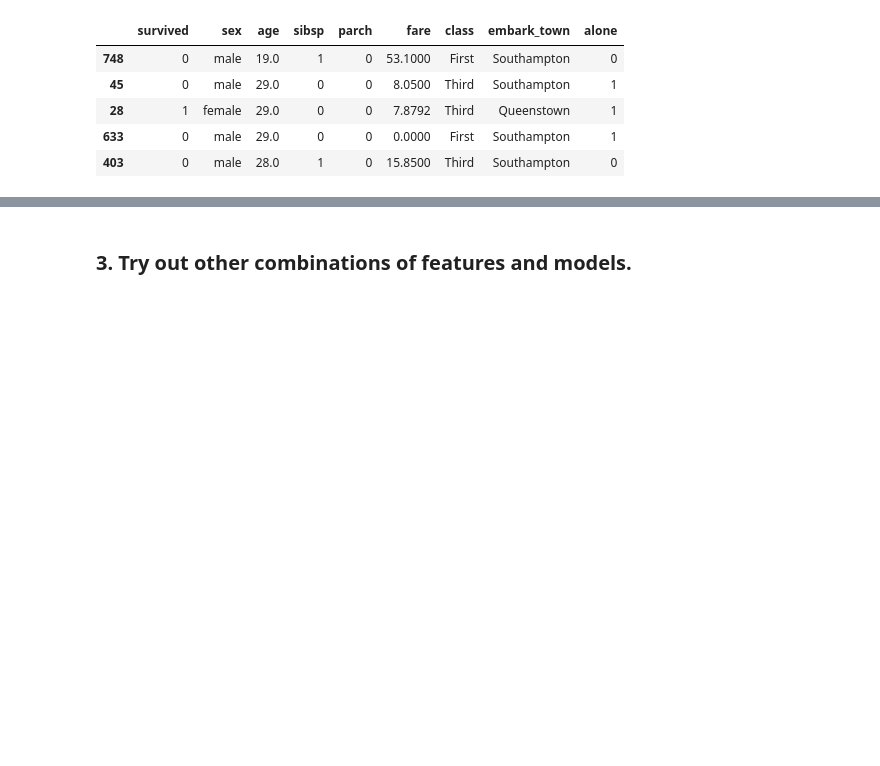
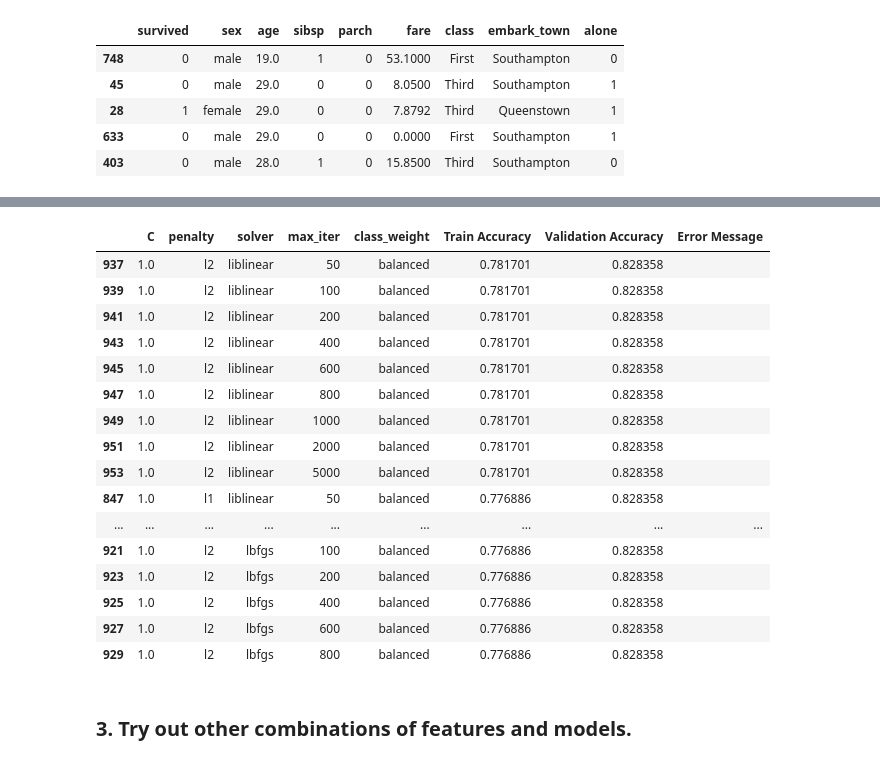
Before and after one commit to Jonathan-Garcia1/classification-exercises, a Jupyter notebook: logistic_regression.ipynb, the cells around one changed output, grey strips where cells are left out. Cells and saved outputs as stored; diff of their text form; code cells hidden in the pictures; blank space fills up the shorter version.

```diff
--- a/logistic_regression.ipynb
+++ b/logistic_regression.ipynb
@@ -68,0 +171,8 @@ logreg.score(X_train, y_train), logreg.score(X_val, y_val)
+# %%
+seed = 42
+
+logreg = LogisticRegression(random_state = seed, max_iter = 100, multi_class= 'multinomial')
+
+logreg.fit(X_train, y_train)
+
+logreg.score(X_train, y_train), logreg.score(X_val, y_val)
@@ -68,0 +724,34 @@ logreg.score(X_train, y_train), logreg.score(X_val, y_val)
+# %%
+# Loop to test each configuration
+for config in all_configs:
+    C, penalty, solver, max_iter, class_weight = config
+
+    try:
+        logreg = LogisticRegression(
+            C=C,
+            penalty=penalty,
+            solver=solver,
+            max_iter=max_iter,
+            class_weight=class_weight,
+            random_state=42
+        )
+
+        logreg.fit(X_train, y_train)
+
+        train_score = logreg.score(X_train, y_train)
+        val_score = logreg.score(X_val, y_val)
+
+        if val_score > best_val_accuracy:
+            best_val_accuracy = val_score
+            best_config = config
+
+        print(f"Configuration: C={C}, penalty={penalty}, solver={solver}, max_iter={max_iter}, class_weight={class_weight}")
+        print(f"Train Accuracy: {train_score:.4f}")
+        print(f"Validation Accuracy: {val_score:.4f}\n")
+    except ValueError as e:
+        print(f"Error for Configuration: C={C}, penalty={penalty}, solver={solver}, max_iter={max_iter}, class_weight={class_weight}")
+        print(f"Error Message: {e}\n")
+
+print("Best Configuration:")
+print(f"C={best_config[0]}, penalty={best_config[1]}, solver={best_config[2]}, max_iter={best_config[3]}, class_weight={best_config[4]}")
+print(f"Best Validation Accuracy: {best_val_accuracy:.4f}")
@@ -68,0 +1134,21 @@ logreg.score(X_train, y_train), logreg.score(X_val, y_val)
+# %%
+# Print the DataFrame
+results_df.sort_values(by=['Validation Accuracy', 'Train Accuracy', 'penalty'], ascending=[False, False, True]).head(60)
+# %% [output]
+|  | C | penalty | solver | max_iter | class_weight | Train Accuracy | Validation Accuracy | Error Message |
+| 937 | 1.0 | l2 | liblinear | 50 | balanced | 0.781701 | 0.828358 |  |
+| 939 | 1.0 | l2 | liblinear | 100 | balanced | 0.781701 | 0.828358 |  |
+| 941 | 1.0 | l2 | liblinear | 200 | balanced | 0.781701 | 0.828358 |  |
+| 943 | 1.0 | l2 | liblinear | 400 | balanced | 0.781701 | 0.828358 |  |
+| 945 | 1.0 | l2 | liblinear | 600 | balanced | 0.781701 | 0.828358 |  |
+| 947 | 1.0 | l2 | liblinear | 800 | balanced | 0.781701 | 0.828358 |  |
+| 949 | 1.0 | l2 | liblinear | 1000 | balanced | 0.781701 | 0.828358 |  |
+| 951 | 1.0 | l2 | liblinear | 2000 | balanced | 0.781701 | 0.828358 |  |
+| 953 | 1.0 | l2 | liblinear | 5000 | balanced | 0.781701 | 0.828358 |  |
+| 847 | 1.0 | l1 | liblinear | 50 | balanced | 0.776886 | 0.828358 |  |
+| ... | ... | ... | ... | ... | ... | ... | ... | ... |
+| 921 | 1.0 | l2 | lbfgs | 100 | balanced | 0.776886 | 0.828358 |  |
+| 923 | 1.0 | l2 | lbfgs | 200 | balanced | 0.776886 | 0.828358 |  |
+| 925 | 1.0 | l2 | lbfgs | 400 | balanced | 0.776886 | 0.828358 |  |
+| 927 | 1.0 | l2 | lbfgs | 600 | balanced | 0.776886 | 0.828358 |  |
+| 929 | 1.0 | l2 | lbfgs | 800 | balanced | 0.776886 | 0.828358 |  |
```
Also changed, not shown: parts of 27 cells of this notebook, 1 other file.
